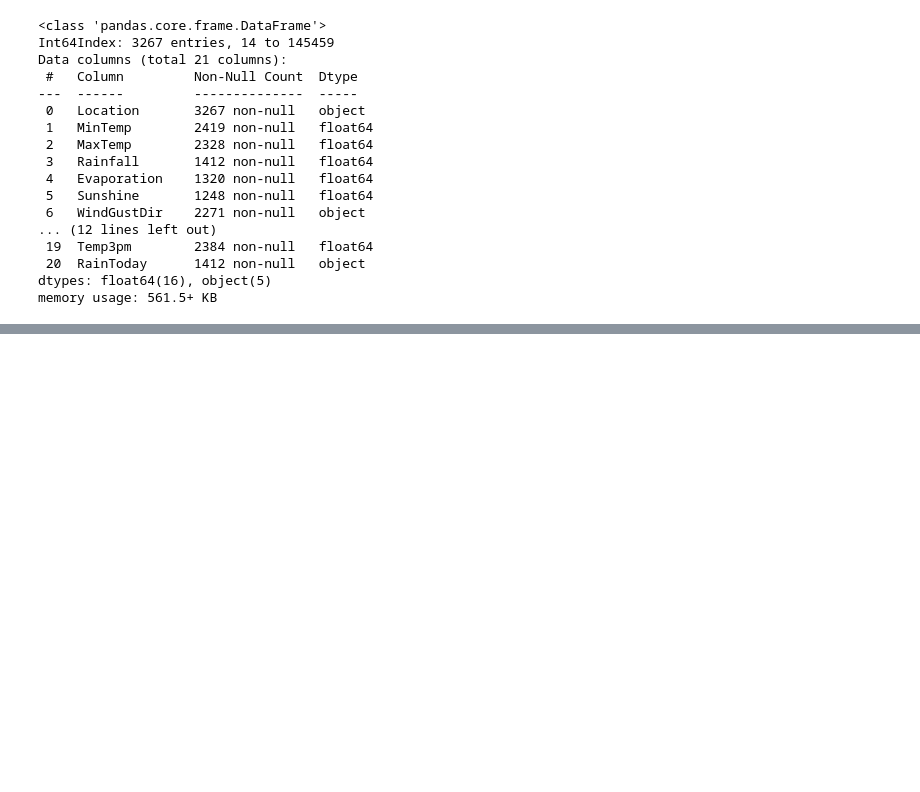
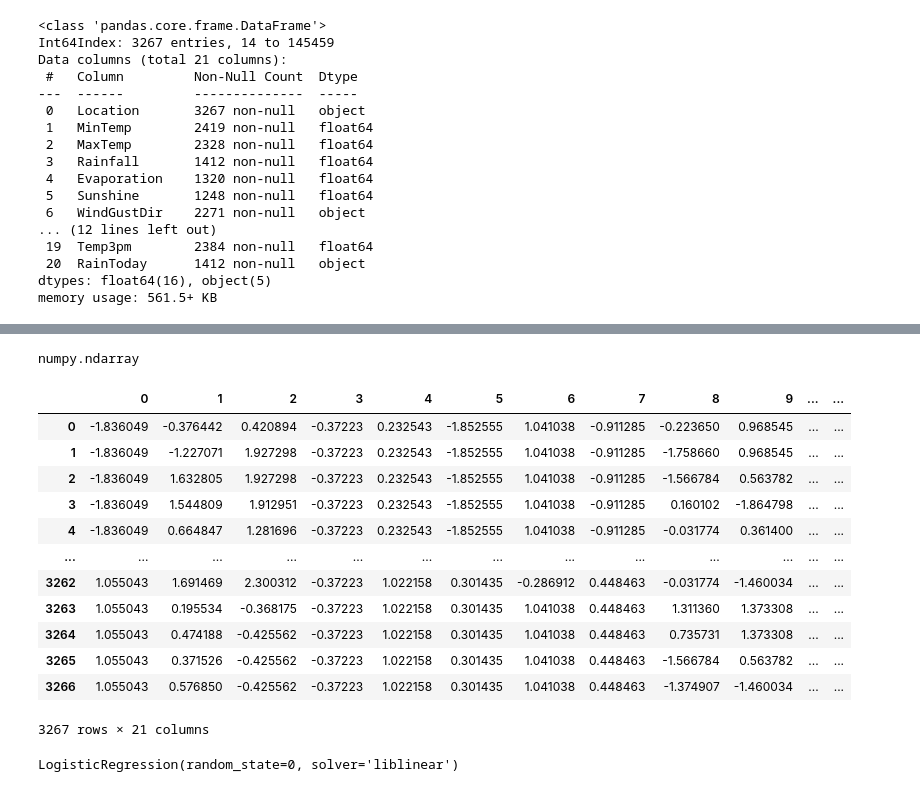
Before and after one commit to NileshCT/Linear_Regression_Modelling, a Jupyter notebook: ML_Classification_Modelling_WeatherAUS_.ipynb, the cells around one changed output, grey strips where cells are left out. Drawn from its saved outputs; the diff is of its cells as text; code cells hidden in the pictures; blank space fills up the shorter version.

```diff
--- a/ML_Classification_Modelling_WeatherAUS_.ipynb
+++ b/ML_Classification_Modelling_WeatherAUS_.ipynb
@@ -334,0 +346,2 @@ x_known["Location"]=L_Encoder.fit_transform(x_known["Location"])
+# %%
+x_inference["RainToday"]=L_Encoder.fit_transform(x_inference["RainToday"])
@@ -334,0 +360,2 @@ x_known["Location"]=L_Encoder.fit_transform(x_known["Location"])
+# %%
+x_inference=x_inference.fillna(method="bfill",axis=0).fillna(method="ffill",axis=0)
@@ -334,0 +364,6 @@ x_known["Location"]=L_Encoder.fit_transform(x_known["Location"])
+# %%
+from sklearn.preprocessing import StandardScaler
+scalar=StandardScaler()
+model=scalar.fit(x_inference)
+x_inference1=model.transform(x_inference)
+print(x_inference1)
@@ -334,0 +384,22 @@ x_known["Location"]=L_Encoder.fit_transform(x_known["Location"])
+# %%
+type(x_inference1)
+# %% [output]
+numpy.ndarray
+# %%
+x_inference2=pd.DataFrame(x_inference1)
+# %%
+x_inference2
+# %% [output]
+|  | 0 | 1 | 2 | 3 | 4 | 5 | 6 | 7 | 8 | 9 | ... | ... |
+| 0 | -1.836049 | -0.376442 | 0.420894 | -0.37223 | 0.232543 | -1.852555 | 1.041038 | -0.911285 | -0.223650 | 0.968545 | ... | ... |
+| 1 | -1.836049 | -1.227071 | 1.927298 | -0.37223 | 0.232543 | -1.852555 | 1.041038 | -0.911285 | -1.758660 | 0.968545 | ... | ... |
+| 2 | -1.836049 | 1.632805 | 1.927298 | -0.37223 | 0.232543 | -1.852555 | 1.041038 | -0.911285 | -1.566784 | 0.563782 | ... | ... |
+| 3 | -1.836049 | 1.544809 | 1.912951 | -0.37223 | 0.232543 | -1.852555 | 1.041038 | -0.911285 | 0.160102 | -1.864798 | ... | ... |
+| 4 | -1.836049 | 0.664847 | 1.281696 | -0.37223 | 0.232543 | -1.852555 | 1.041038 | -0.911285 | -0.031774 | 0.361400 | ... | ... |
+| ... | ... | ... | ... | ... | ... | ... | ... | ... | ... | ... | ... | ... |
+| 3262 | 1.055043 | 1.691469 | 2.300312 | -0.37223 | 1.022158 | 0.301435 | -0.286912 | 0.448463 | -0.031774 | -1.460034 | ... | ... |
+| 3263 | 1.055043 | 0.195534 | -0.368175 | -0.37223 | 1.022158 | 0.301435 | 1.041038 | 0.448463 | 1.311360 | 1.373308 | ... | ... |
+| 3264 | 1.055043 | 0.474188 | -0.425562 | -0.37223 | 1.022158 | 0.301435 | 1.041038 | 0.448463 | 0.735731 | 1.373308 | ... | ... |
+| 3265 | 1.055043 | 0.371526 | -0.425562 | -0.37223 | 1.022158 | 0.301435 | 1.041038 | 0.448463 | -1.566784 | 0.563782 | ... | ... |
+| 3266 | 1.055043 | 0.576850 | -0.425562 | -0.37223 | 1.022158 | 0.301435 | 1.041038 | 0.448463 | -1.374907 | -1.460034 | ... | ... |
+3267 rows × 21 columns
@@ -334,0 +411,13 @@ x_known["Location"]=L_Encoder.fit_transform(x_known["Location"])
+# %%
+# train a logistic regression model on the training set
+from sklearn.linear_model import LogisticRegression
+
+
+# instantiate the model
+logreg = LogisticRegression(solver='liblinear', random_state=0)
+
+
+#fit the model
+logreg.fit(X_train,y_train)
+# %% [output]
+LogisticRegression(random_state=0, solver='liblinear')
```
Also changed, not shown: parts of 24 cells of this notebook.
